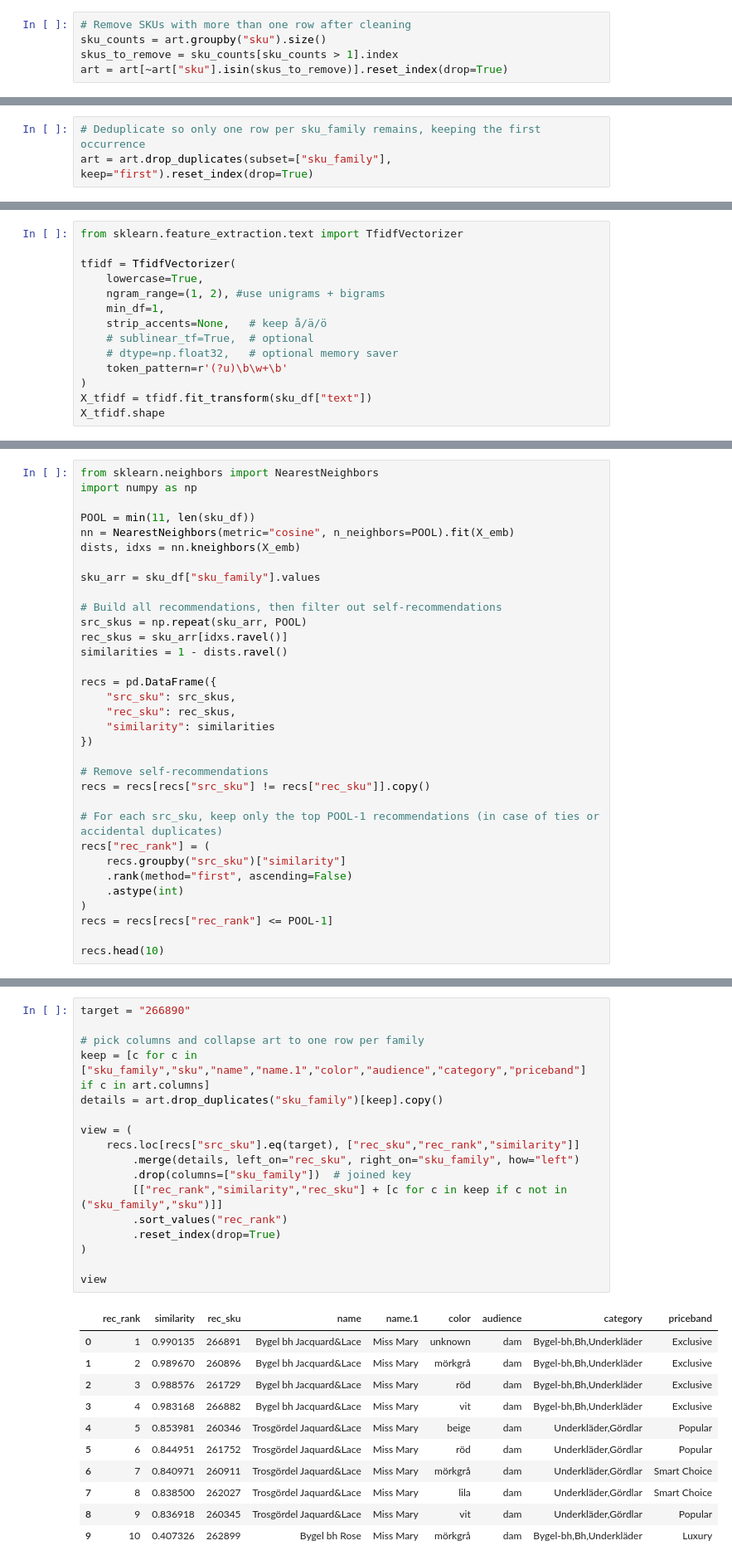
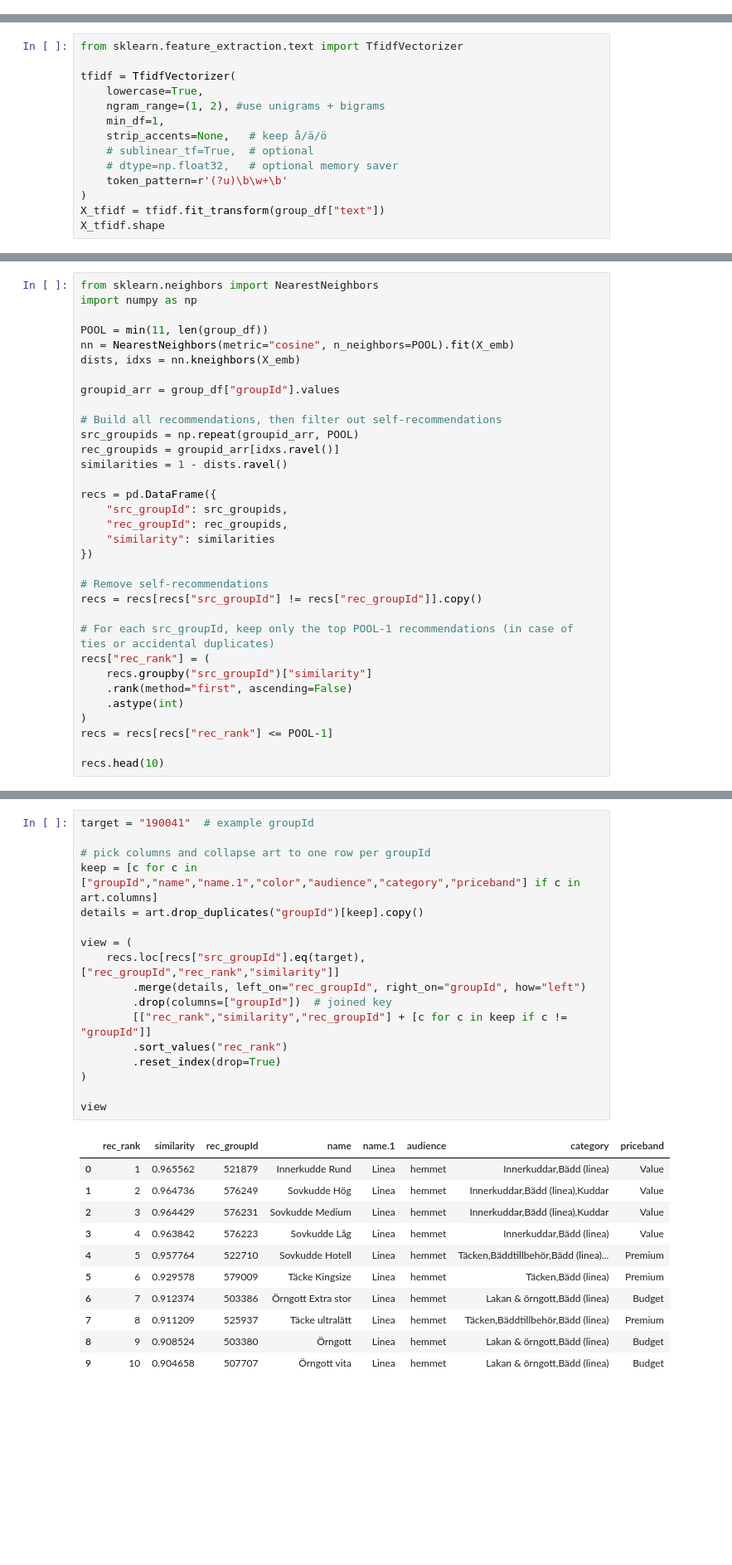
Before and after one commit to maria-lagerholm/itcm_recommendation_engine, a Jupyter notebook: notebooks/simillarity_search.ipynb, the cells around one changed output, grey strips where cells are left out. Shown at 83% size. Saved outputs shown, nothing was run; the diff lists cells and outputs as text; blank space fills up the shorter version.

Commit message:
changed from sku to groupid

```diff
--- a/notebooks/simillarity_search.ipynb
+++ b/notebooks/simillarity_search.ipynb
@@ -71,8 +42,3 @@ Number of SKUs with more than one row after cleaning: 13
-# %%
-# Remove SKUs with more than one row after cleaning
-sku_counts = art.groupby("sku").size()
-skus_to_remove = sku_counts[sku_counts > 1].index
-art = art[~art["sku"].isin(skus_to_remove)].reset_index(drop=True)
 # %%
 art['price_sek'].describe()
 # %% [output]
@@ -127,3 +89,0 @@ fam2skus = (sku_family_map.groupby('sku_family')['sku']
-# %%
-# Deduplicate so only one row per sku_family remains, keeping the first occurrence
-art = art.drop_duplicates(subset=["sku_family"], keep="first").reset_index(drop=True)
@@ -232,6 +190,6 @@ tfidf = TfidfVectorizer(
     # dtype=np.float32,   # optional memory saver
     token_pattern=r'(?u)\b\w+\b'
 )
-X_tfidf = tfidf.fit_transform(sku_df["text"])
+X_tfidf = tfidf.fit_transform(group_df["text"])
 X_tfidf.shape
 # %% [output]
@@ -281,29 +239,29 @@ Why we use it: it’s **scale-invariant** (ignores length), so two SKUs with sim
 from sklearn.neighbors import NearestNeighbors
 import numpy as np
 
-POOL = min(11, len(sku_df))
+POOL = min(11, len(group_df))
 nn = NearestNeighbors(metric="cosine", n_neighbors=POOL).fit(X_emb)
 dists, idxs = nn.kneighbors(X_emb)
 
-sku_arr = sku_df["sku_family"].values
+groupid_arr = group_df["groupId"].values
 
 # Build all recommendations, then filter out self-recommendations
-src_skus = np.repeat(sku_arr, POOL)
-rec_skus = sku_arr[idxs.ravel()]
+src_groupids = np.repeat(groupid_arr, POOL)
+rec_groupids = groupid_arr[idxs.ravel()]
 similarities = 1 - dists.ravel()
 
 recs = pd.DataFrame({
-    "src_sku": src_skus,
-    "rec_sku": rec_skus,
+    "src_groupId": src_groupids,
+    "rec_groupId": rec_groupids,
     "similarity": similarities
 })
 
 # Remove self-recommendations
-recs = recs[recs["src_sku"] != recs["rec_sku"]].copy()
+recs = recs[recs["src_groupId"] != recs["rec_groupId"]].copy()
 
-# For each src_sku, keep only the top POOL-1 recommendations (in case of ties or accidental duplicates)
+# For each src_groupId, keep only the top POOL-1 recommendations (in case of ties or accidental duplicates)
 recs["rec_rank"] = (
-    recs.groupby("src_sku")["similarity"]
+    recs.groupby("src_groupId")["similarity"]
     .rank(method="first", ascending=False)
     .astype(int)
 )
@@ -344,32 +302,32 @@ recs.sample(15, random_state=42)
 # %%
-target = "266890"
+target = "190041"  # example groupId
 
-# pick columns and collapse art to one row per family
-keep = [c for c in ["sku_family","sku","name","name.1","color","audience","category","priceband"] if c in art.columns]
-details = art.drop_duplicates("sku_family")[keep].copy()
+# pick columns and collapse art to one row per groupId
+keep = [c for c in ["groupId","name","name.1","color","audience","category","priceband"] if c in art.columns]
+details = art.drop_duplicates("groupId")[keep].copy()
 
 view = (
-    recs.loc[recs["src_sku"].eq(target), ["rec_sku","rec_rank","similarity"]]
-        .merge(details, left_on="rec_sku", right_on="sku_family", how="left")
-        .drop(columns=["sku_family"])  # joined key
-        [["rec_rank","similarity","rec_sku"] + [c for c in keep if c not in ("sku_family","sku")]]
+    recs.loc[recs["src_groupId"].eq(target), ["rec_groupId","rec_rank","similarity"]]
+        .merge(details, left_on="rec_groupId", right_on="groupId", how="left")
+        .drop(columns=["groupId"])  # joined key
+        [["rec_rank","similarity","rec_groupId"] + [c for c in keep if c != "groupId"]]
         .sort_values("rec_rank")
         .reset_index(drop=True)
 )
 
 view
 # %% [output]
-|  | rec_rank | similarity | rec_sku | name | name.1 | color | audience | category | priceband |
-| 0 | 1 | 0.990135 | 266891 | Bygel bh Jacquard&Lace | Miss Mary | unknown | dam | Bygel-bh,Bh,Underkläder | Exclusive |
-| 1 | 2 | 0.989670 | 260896 | Bygel bh Jacquard&Lace | Miss Mary | mörkgrå | dam | Bygel-bh,Bh,Underkläder | Exclusive |
-| 2 | 3 | 0.988576 | 261729 | Bygel bh Jacquard&Lace | Miss Mary | röd | dam | Bygel-bh,Bh,Underkläder | Exclusive |
-| 3 | 4 | 0.983168 | 266882 | Bygel bh Jacquard&Lace | Miss Mary | vit | dam | Bygel-bh,Bh,Underkläder | Exclusive |
-| 4 | 5 | 0.853981 | 260346 | Trosgördel Jaquard&Lace | Miss Mary | beige | dam | Underkläder,Gördlar | Popular |
-| 5 | 6 | 0.844951 | 261752 | Trosgördel Jaquard&Lace | Miss Mary | röd | dam | Underkläder,Gördlar | Popular |
-| 6 | 7 | 0.840971 | 260911 | Trosgördel Jaquard&Lace | Miss Mary | mörkgrå | dam | Underkläder,Gördlar | Smart Choice |
-| 7 | 8 | 0.838500 | 262027 | Trosgördel Jaquard&Lace | Miss Mary | lila | dam | Underkläder,Gördlar | Smart Choice |
-| 8 | 9 | 0.836918 | 260345 | Trosgördel Jaquard&Lace | Miss Mary | vit | dam | Underkläder,Gördlar | Popular |
-| 9 | 10 | 0.407326 | 262899 | Bygel bh Rose | Miss Mary | mörkgrå | dam | Bygel-bh,Bh,Underkläder | Luxury |
+|  | rec_rank | similarity | rec_groupId | name | name.1 | audience | category | priceband |
+| 0 | 1 | 0.965562 | 521879 | Innerkudde Rund | Linea | hemmet | Innerkuddar,Bädd (linea) | Value |
+| 1 | 2 | 0.964736 | 576249 | Sovkudde Hög | Linea | hemmet | Innerkuddar,Bädd (linea),Kuddar | Value |
+| 2 | 3 | 0.964429 | 576231 | Sovkudde Medium | Linea | hemmet | Innerkuddar,Bädd (linea),Kuddar | Value |
+| 3 | 4 | 0.963842 | 576223 | Sovkudde Låg | Linea | hemmet | Innerkuddar,Bädd (linea) | Value |
+| 4 | 5 | 0.957764 | 522710 | Sovkudde Hotell | Linea | hemmet | Täcken,Bäddtillbehör,Bädd (linea)... | Premium |
+| 5 | 6 | 0.929578 | 579009 | Täcke Kingsize | Linea | hemmet | Täcken,Bädd (linea) | Premium |
+| 6 | 7 | 0.912374 | 503386 | Örngott Extra stor | Linea | hemmet | Lakan & örngott,Bädd (linea) | Budget |
+| 7 | 8 | 0.911209 | 525937 | Täcke ultralätt | Linea | hemmet | Täcken,Bäddtillbehör,Bädd (linea) | Premium |
+| 8 | 9 | 0.908524 | 503380 | Örngott | Linea | hemmet | Lakan & örngott,Bädd (linea) | Budget |
+| 9 | 10 | 0.904658 | 507707 | Örngott vita | Linea | hemmet | Lakan & örngott,Bädd (linea) | Budget |
 # %%
 # Visualize the recommendations for the target itself (i.e., show the row for the target)
 view_target = (
```
Also changed, not shown: parts of 25 cells of this notebook, 4 other files.
